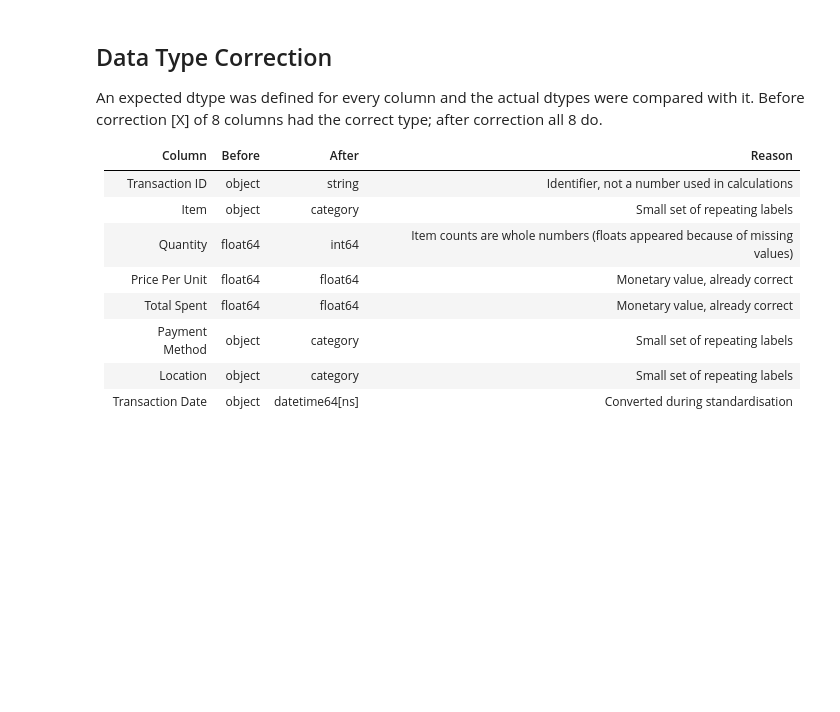
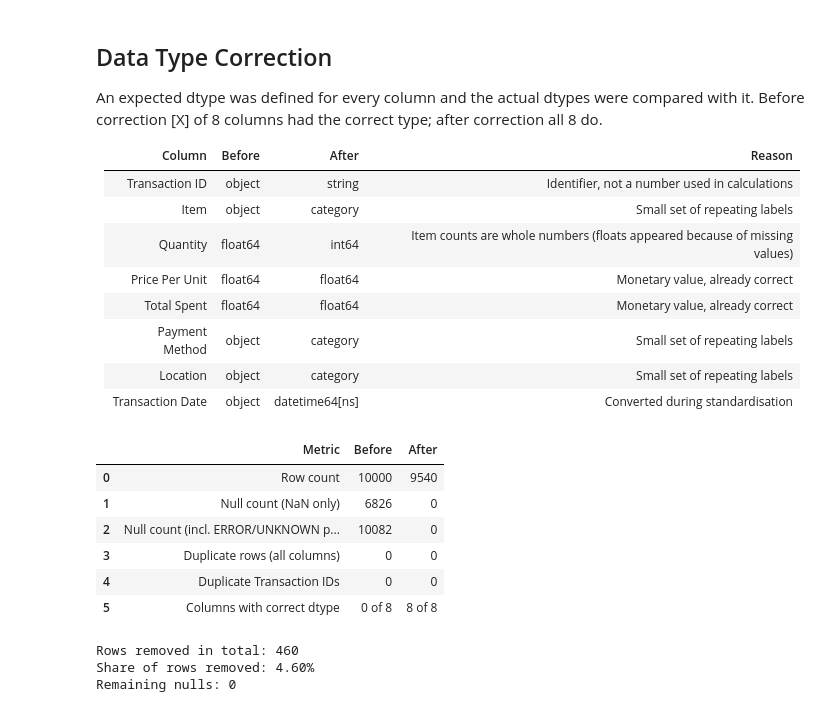
Before and after one commit to marselvna/OIBSIP, a Jupyter notebook: DataAnalytics-L1-CD/main.ipynb, the cells around one changed output. Cells and saved outputs as stored; diff of their text form; code cells hidden in the pictures; blank space fills up the shorter version.

Commit message:
Add before vs after cleaning summary table

```diff
--- a/DataAnalytics-L1-CD/main.ipynb
+++ b/DataAnalytics-L1-CD/main.ipynb
@@ -485,3 +485,65 @@ correct type; after correction all 8 do.
 | Payment Method | object | category | Small set of repeating labels |
 | Location | object | category | Small set of repeating labels |
 | Transaction Date | object | datetime64[ns] | Converted during standardisation |
+# %%
+placeholders = ['ERROR', 'UNKNOWN', 'N/A', '']
+
+# BEFORE (raw data)
+nulls_raw_nan = df_raw.isnull().sum().sum()
+nulls_raw_effective = df_raw.replace(placeholders, np.nan).isnull().sum().sum()
+dups_raw_full = df_raw.duplicated().sum()
+dups_raw_id = df_raw['Transaction ID'].dropna().duplicated().sum()
+rows_raw = len(df_raw)
+dtype_ok_raw = sum(str(df_raw[c].dtype) == t for c, t in expected_dtypes.items())
+
+# AFTER (cleaned data)
+nulls_clean = df.isnull().sum().sum()
+dups_clean_full = df.duplicated().sum()
+dups_clean_id = df['Transaction ID'].duplicated().sum()
+rows_clean = len(df)
+dtype_ok_clean = sum(str(df[c].dtype) == t for c, t in expected_dtypes.items())
+n_cols = len(expected_dtypes)
+# %%
+summary_table = pd.DataFrame({
+    'Metric': [
+        'Row count',
+        'Null count (NaN only)',
+        'Null count (incl. ERROR/UNKNOWN placeholders)',
+        'Duplicate rows (all columns)',
+        'Duplicate Transaction IDs',
+        'Columns with correct dtype',
+    ],
+    'Before': [
+        rows_raw,
+        nulls_raw_nan,
+        nulls_raw_effective,
+        dups_raw_full,
+        dups_raw_id,
+        f"{dtype_ok_raw} of {n_cols}",
+    ],
+    'After': [
+        rows_clean,
+        nulls_clean,
+        nulls_clean,
+        dups_clean_full,
+        dups_clean_id,
+        f"{dtype_ok_clean} of {n_cols}",
+    ],
+})
+summary_table
+# %% [output]
+|  | Metric | Before | After |
+| 0 | Row count | 10000 | 9540 |
+| 1 | Null count (NaN only) | 6826 | 0 |
+| 2 | Null count (incl. ERROR/UNKNOWN p... | 10082 | 0 |
+| 3 | Duplicate rows (all columns) | 0 | 0 |
+| 4 | Duplicate Transaction IDs | 0 | 0 |
+| 5 | Columns with correct dtype | 0 of 8 | 8 of 8 |
+# %%
+print("Rows removed in total:", rows_raw - rows_clean)
+print("Share of rows removed: {:.2f}%".format((rows_raw - rows_clean) / rows_raw * 100))
+print("Remaining nulls:", nulls_clean)
+# %% [output]
+Rows removed in total: 460
+Share of rows removed: 4.60%
+Remaining nulls: 0
```
Also changed, not shown: parts of 1 cell of this notebook.
